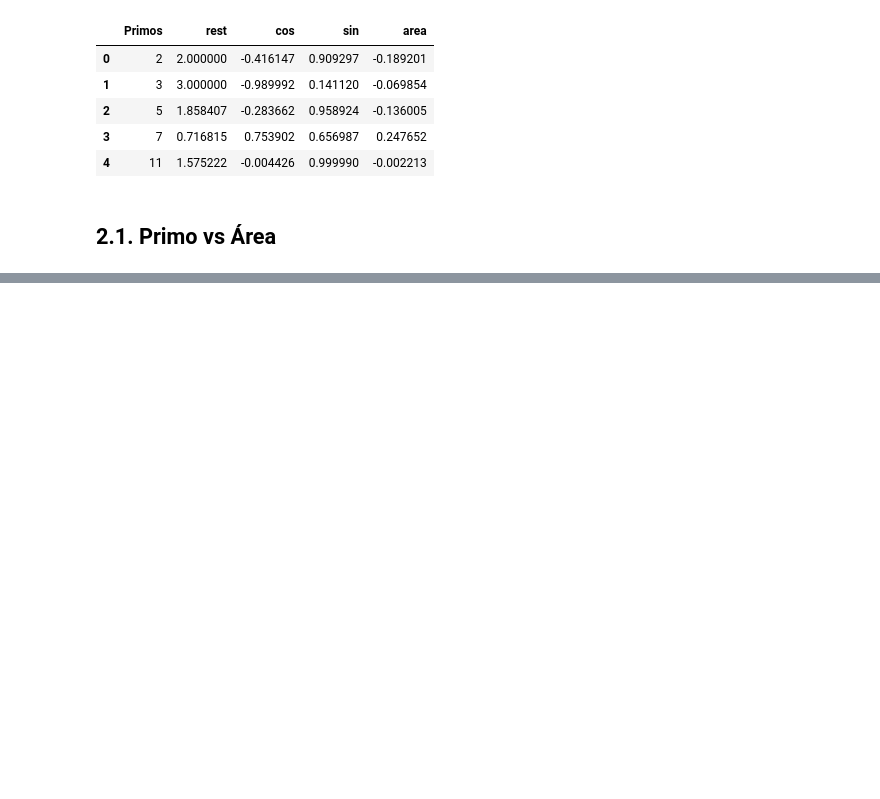
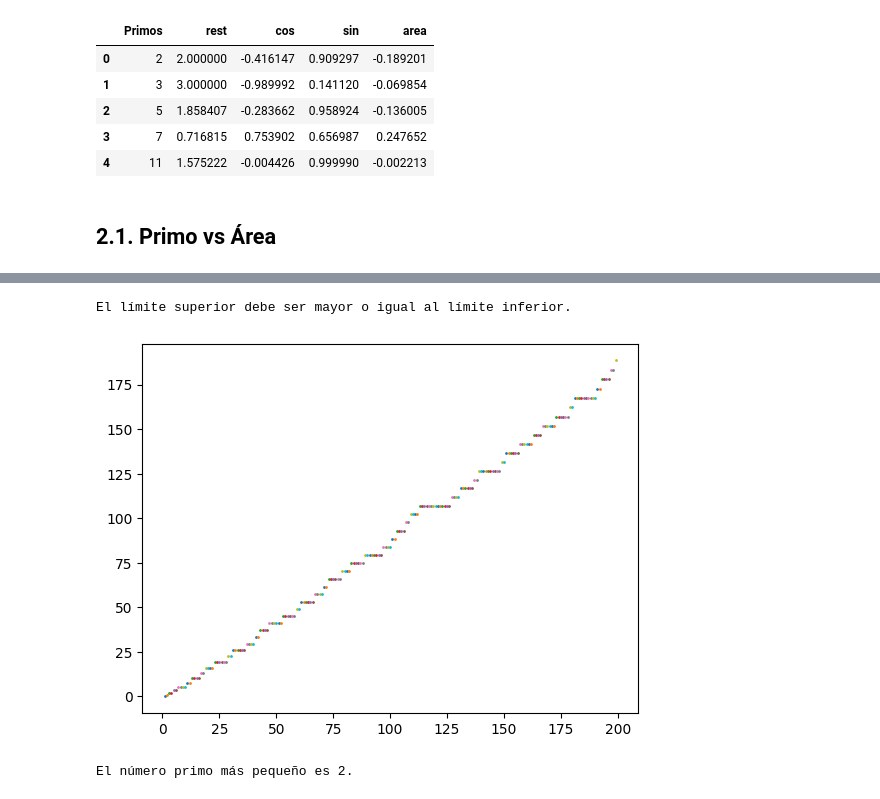
Before and after one commit to edgaracosta888/Proyectos_de_Matematicas, a Jupyter notebook: Numeros_Primos/Aplicaciones.ipynb, the cells around one changed output, grey strips where cells are left out. Drawn from its saved outputs; the diff is of its cells as text; code cells hidden in the pictures; blank space fills up the shorter version.

```diff
--- a/Numeros_Primos/Aplicaciones.ipynb
+++ b/Numeros_Primos/Aplicaciones.ipynb
@@ -69,0 +76,15 @@ plt.ylim(-0.5, 0.5)
+# %%
+def fac_prime(n):
+    import math
+    P = List_Prime_numbers(2,n)
+    return math.prod(P)
+# %%
+for i in range (1, 200):
+    plt.scatter(i, math.log(fac_prime(i)), s = 1)
+# %% [output]
+El límite superior debe ser mayor o igual al límite inferior.
+[figure, added]
+# %%
+Previous_Prime(1)
+# %% [output]
+El número primo más pequeño es 2.
```
Also changed, not shown: parts of 3 cells of this notebook.
